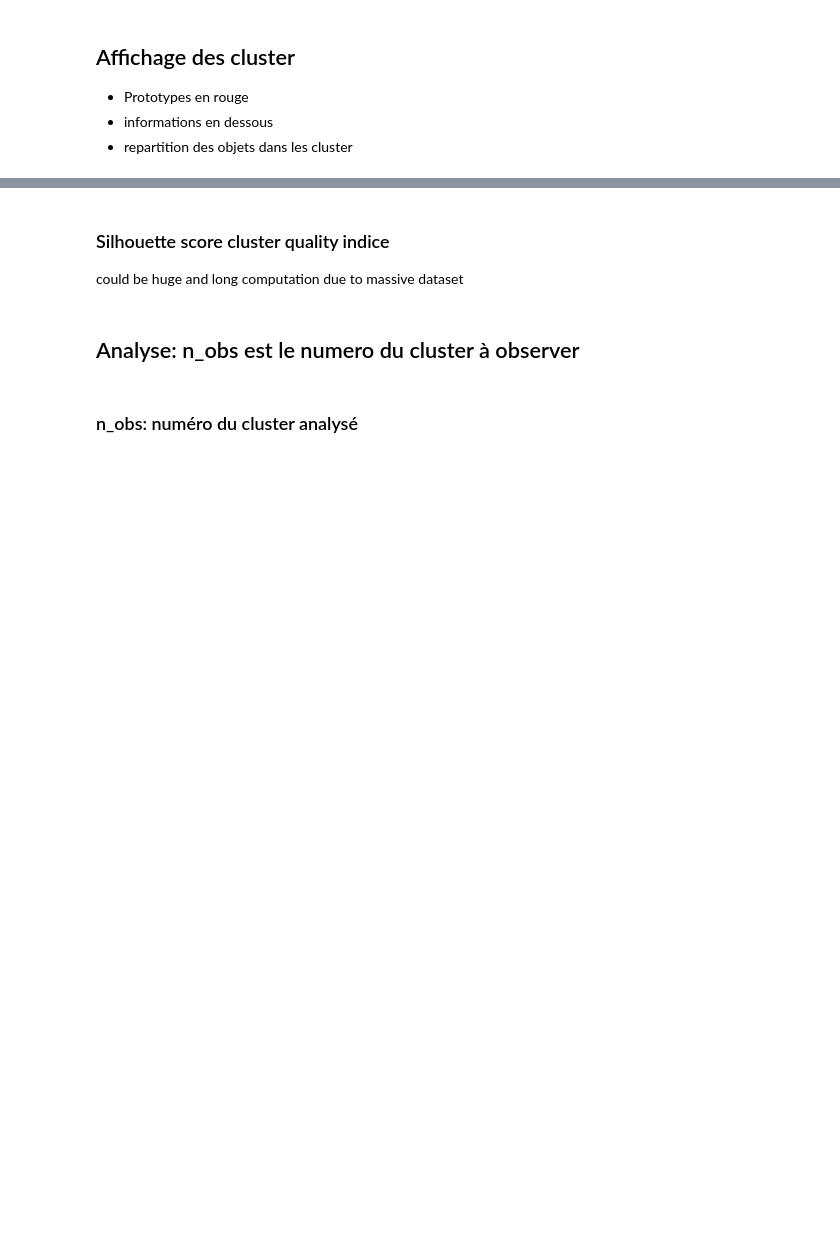
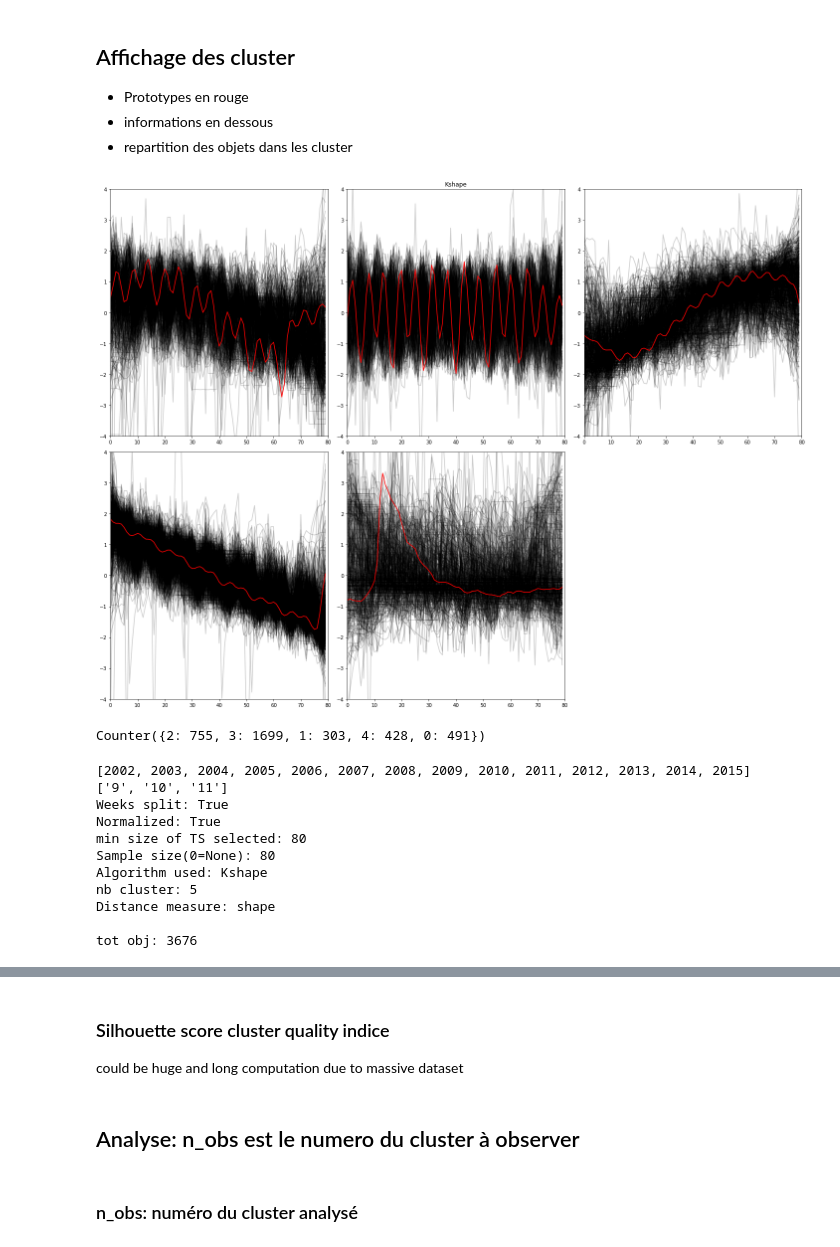
Before and after one commit to LevavasseurYann/Hydro-Data-Mining-, a Jupyter notebook: Read_cluster.ipynb, the cells around one changed output, grey strips where cells are left out. Drawn from its saved outputs; the diff is of its cells as text; code cells hidden in the pictures; blank space fills up the shorter version.

```diff
--- a/Read_cluster.ipynb
+++ b/Read_cluster.ipynb
@@ -66,5 +79,22 @@ cluster_GW.read_cluster(store_path, name_file)
 # %%
 cluster_GW.ploter.plot_cluster_light()
 cluster_GW.show_info()
 cluster_GW.cluster_counter()
 cluster_GW.counter
+print("tot obj: " + str(len(cluster_GW.ts_clust)))
+cluster_GW.capteur_parser()
+cluster_GW.style_df("max", cluster_GW.get_captor_distribution_in_cluster())
+# %% [output]
+[figure, added]
+Counter({2: 755, 3: 1699, 1: 303, 4: 428, 0: 491})
+[2002, 2003, 2004, 2005, 2006, 2007, 2008, 2009, 2010, 2011, 2012, 2013, 2014, 2015]
+['9', '10', '11']
+Weeks split: True
+Normalized: True
+min size of TS selected: 80
+Sample size(0=None): 80
+Algorithm used: Kshape
+nb cluster: 5
+Distance measure: shape
+
+tot obj: 3676
```
Also changed, not shown: parts of 11 cells of this notebook, 12 other files.
